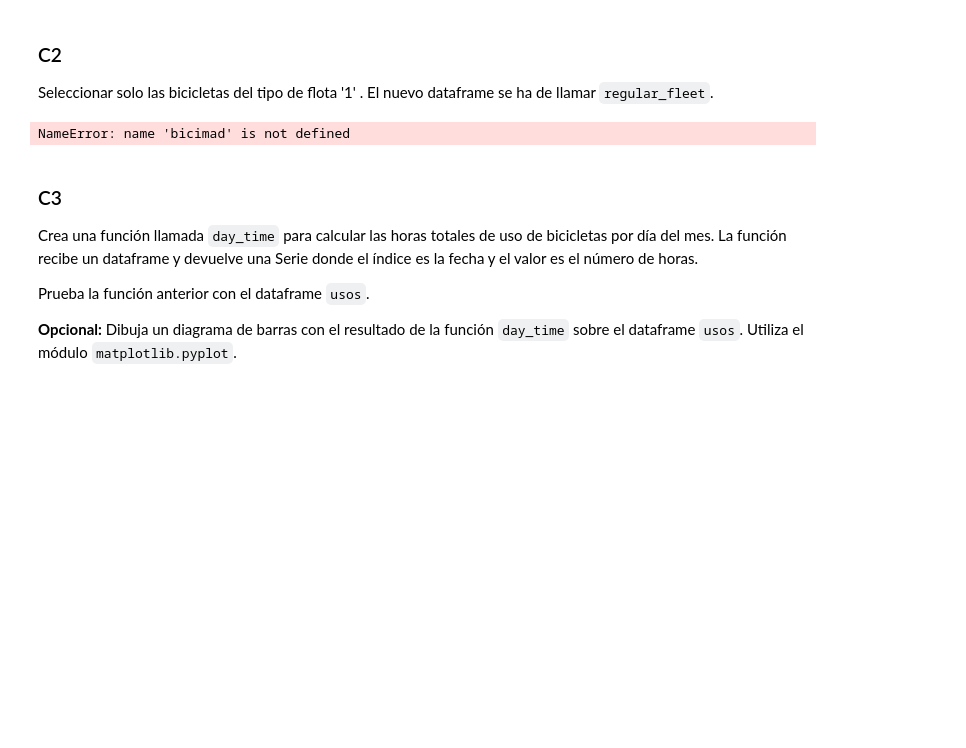
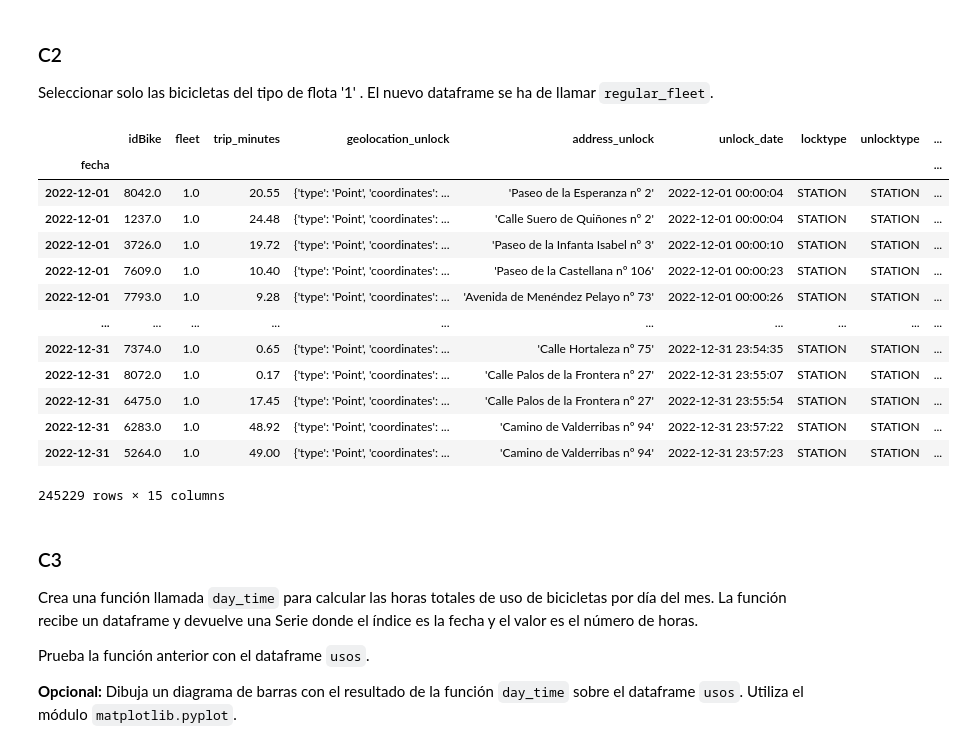
Before and after one commit to floren007/UCM, a Jupyter notebook: Florentino_entregable/consulas_bicimad.ipynb, the cells around one changed output. Saved outputs shown, nothing was run; the diff lists cells and outputs as text; code cells hidden in the pictures; blank space fills up the shorter version.

```diff
--- a/Florentino_entregable/consulas_bicimad.ipynb
+++ b/Florentino_entregable/consulas_bicimad.ipynb
@@ -21,11 +35,24 @@ AttributeError: 'BiciMad' object has no attribute 'loc'
 Seleccionar solo las bicicletas del tipo de flota '1' . El nuevo dataframe se ha de llamar `regular_fleet`.
 # %%
 # Sol
-# simple query, no tiene muca explicaicon
-regular_fleet = bicimad[bicimad['fleet'] == 1]
+# simple query, no tiene mucha explicaicon
+regular_fleet = dataframeBici[dataframeBici['fleet'] == 1]
 regular_fleet
 # %% [output]
+|  | idBike | fleet | trip_minutes | geolocation_unlock | address_unlock | unlock_date | locktype | unlocktype | ... |
+| fecha |  |  |  |  |  |  |  |  | ... |
+| 2022-12-01 | 8042.0 | 1.0 | 20.55 | {'type': 'Point', 'coordinates': ... | 'Paseo de la Esperanza nº 2' | 2022-12-01 00:00:04 | STATION | STATION | ... |
+| 2022-12-01 | 1237.0 | 1.0 | 24.48 | {'type': 'Point', 'coordinates': ... | 'Calle Suero de Quiñones nº 2' | 2022-12-01 00:00:04 | STATION | STATION | ... |
+| 2022-12-01 | 3726.0 | 1.0 | 19.72 | {'type': 'Point', 'coordinates': ... | 'Paseo de la Infanta Isabel nº 3' | 2022-12-01 00:00:10 | STATION | STATION | ... |
+| 2022-12-01 | 7609.0 | 1.0 | 10.40 | {'type': 'Point', 'coordinates': ... | 'Paseo de la Castellana nº 106' | 2022-12-01 00:00:23 | STATION | STATION | ... |
+| 2022-12-01 | 7793.0 | 1.0 | 9.28 | {'type': 'Point', 'coordinates': ... | 'Avenida de Menéndez Pelayo nº 73' | 2022-12-01 00:00:26 | STATION | STATION | ... |
+| ... | ... | ... | ... | ... | ... | ... | ... | ... | ... |
+| 2022-12-31 | 7374.0 | 1.0 | 0.65 | {'type': 'Point', 'coordinates': ... | 'Calle Hortaleza nº 75' | 2022-12-31 23:54:35 | STATION | STATION | ... |
+| 2022-12-31 | 8072.0 | 1.0 | 0.17 | {'type': 'Point', 'coordinates': ... | 'Calle Palos de la Frontera nº 27' | 2022-12-31 23:55:07 | STATION | STATION | ... |
+| 2022-12-31 | 6475.0 | 1.0 | 17.45 | {'type': 'Point', 'coordinates': ... | 'Calle Palos de la Frontera nº 27' | 2022-12-31 23:55:54 | STATION | STATION | ... |
+| 2022-12-31 | 6283.0 | 1.0 | 48.92 | {'type': 'Point', 'coordinates': ... | 'Camino de Valderribas nº 94' | 2022-12-31 23:57:22 | STATION | STATION | ... |
+| 2022-12-31 | 5264.0 | 1.0 | 49.00 | {'type': 'Point', 'coordinates': ... | 'Camino de Valderribas nº 94' | 2022-12-31 23:57:23 | STATION | STATION | ... |
-NameError: name 'bicimad' is not defined
+245229 rows × 15 columns
 # %% [markdown]
 ### C3
 
```
Also changed, not shown: parts of 2 cells of this notebook.
